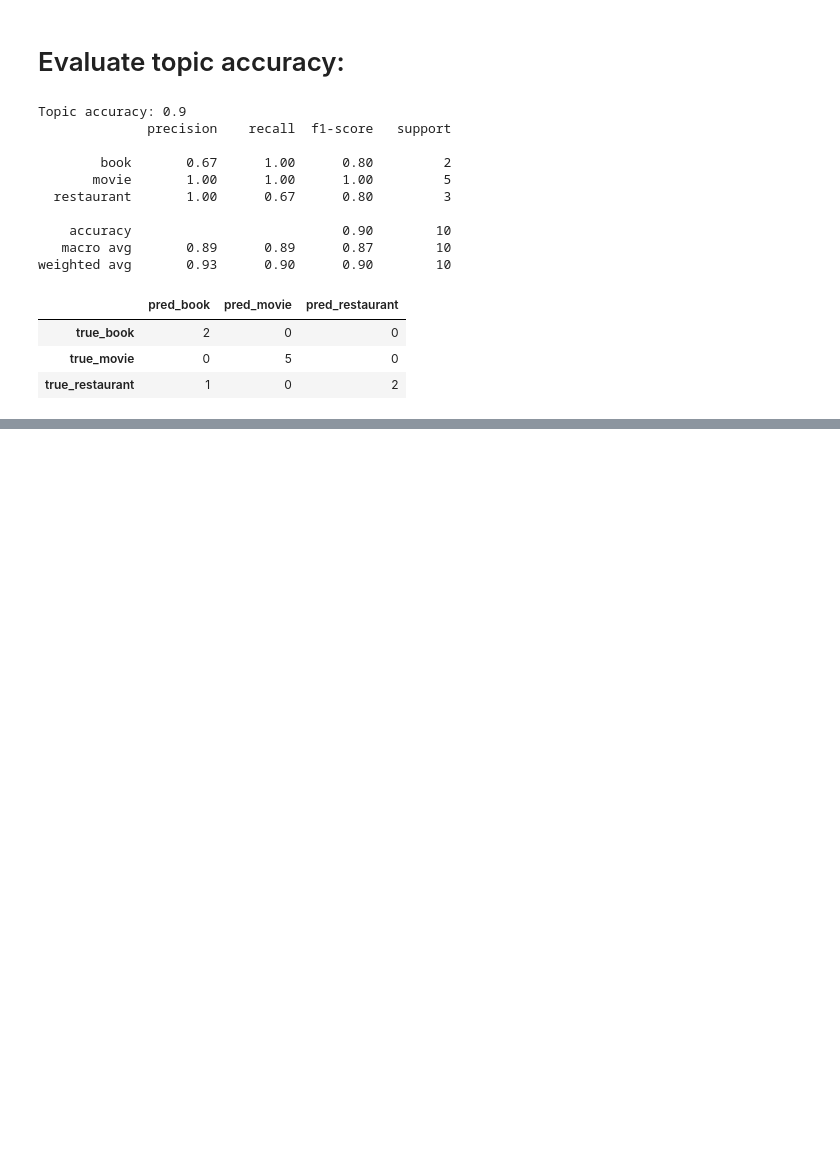
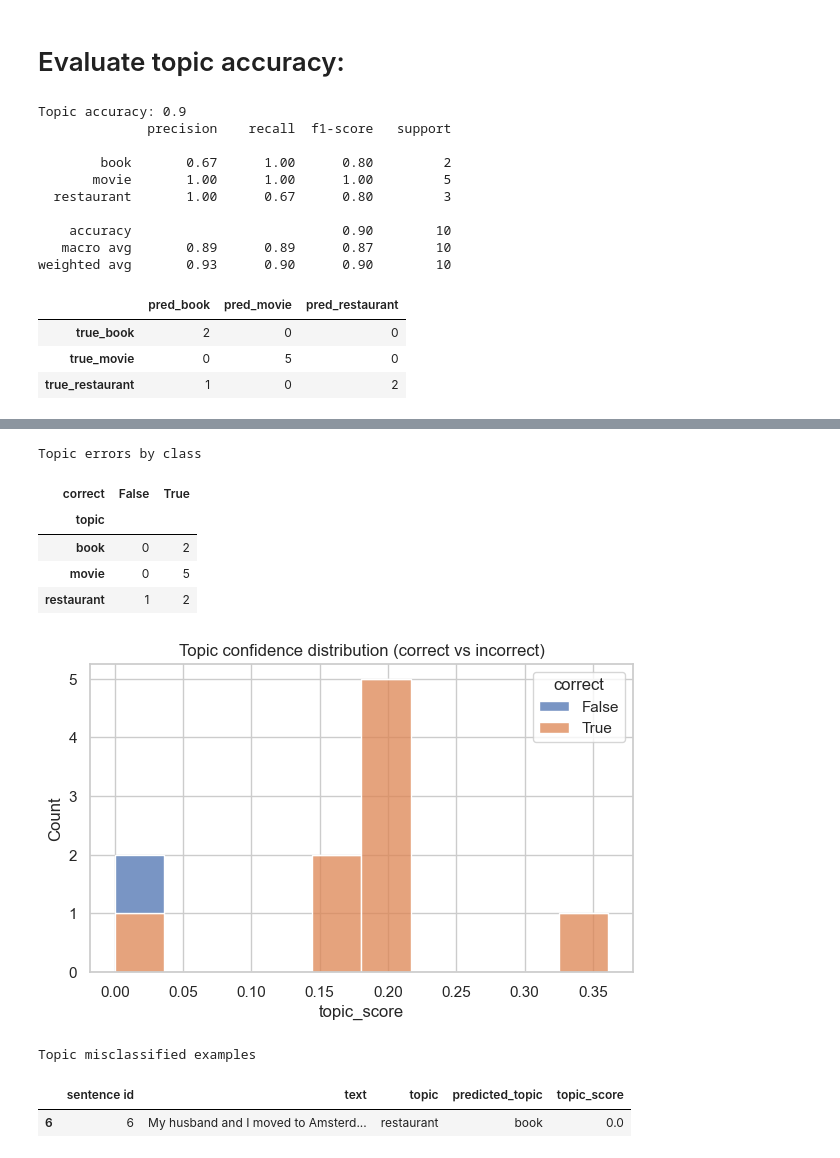
Before and after one commit to toni-23-b/TextMining2026, a Jupyter notebook: sentiment.ipynb, the cells around one changed output, grey strips where cells are left out. Cells and saved outputs as stored; diff of their text form; code cells hidden in the pictures; blank space fills up the shorter version.

```diff
--- a/sentiment.ipynb
+++ b/sentiment.ipynb
@@ -568,0 +649,41 @@ weighted avg       0.93      0.90      0.90        10
+# %%
+# Cell 4: topic error-analysis visuals
+# Works for either notebook style
+if "test_df" in globals() and "tfidf_cosine_topic" in test_df.columns:
+    topic_vis = test_df.copy()
+    gold_col = "topic"
+    pred_col = "tfidf_cosine_topic"
+    score_col = "tfidf_cosine_score"
+elif "test" in globals() and "predicted_topic" in test.columns:
+    topic_vis = test.copy()
+    gold_col = "topic"
+    pred_col = "predicted_topic"
+    score_col = "topic_score"
+else:
+    topic_vis = None
+
+if topic_vis is not None:
+    topic_vis["correct"] = topic_vis[gold_col] == topic_vis[pred_col]
+
+    print("Topic errors by class")
+    display(pd.crosstab(topic_vis[gold_col], topic_vis["correct"]).style.background_gradient(cmap="Reds"))
+
+    if score_col in topic_vis.columns:
+        plt.figure(figsize=(7, 4))
+        sns.histplot(data=topic_vis, x=score_col, hue="correct", bins=10, multiple="stack")
+        plt.title("Topic confidence distribution (correct vs incorrect)")
+        plt.show()
+
+    print("Topic misclassified examples")
+    display(topic_vis.loc[~topic_vis["correct"], ["sentence id", "text", gold_col, pred_col] + ([score_col] if score_col in topic_vis.columns else [])])
+# %% [output]
+Topic errors by class
+| correct | False | True |
+| topic |  |  |
+| book | 0 | 2 |
+| movie | 0 | 5 |
+| restaurant | 1 | 2 |
+[figure, added]
+Topic misclassified examples
+|  | sentence id | text | topic | predicted_topic | topic_score |
+| 6 | 6 | My husband and I moved to Amsterd... | restaurant | book | 0.0 |
```
Also changed, not shown: parts of 5 cells of this notebook, 1 other file.
